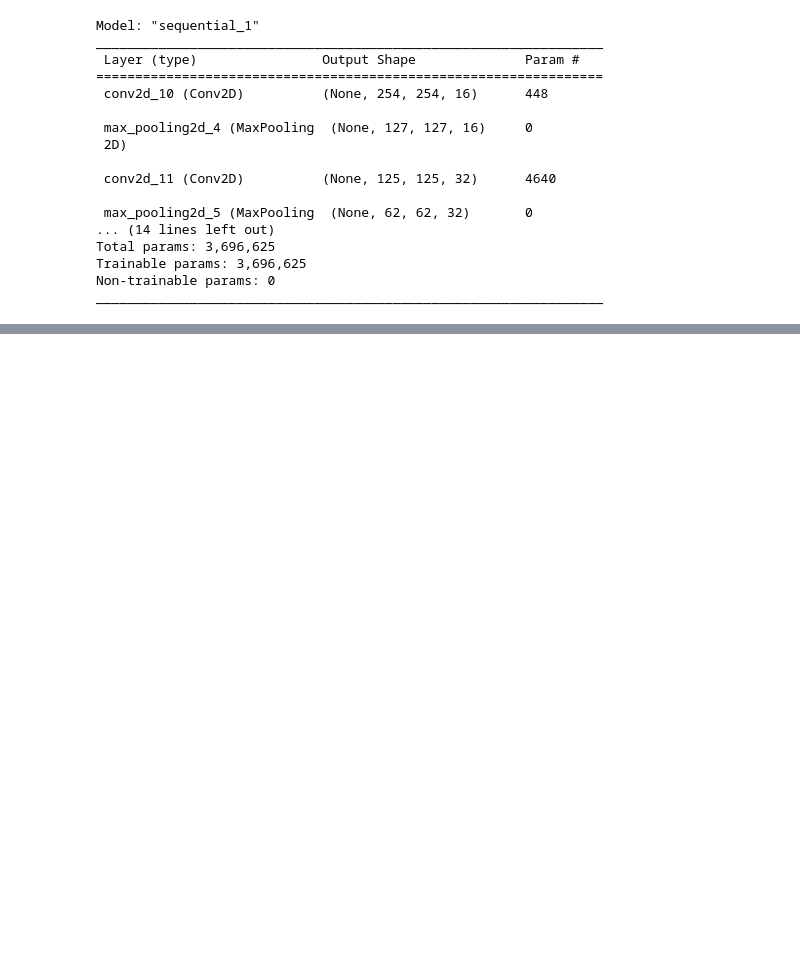
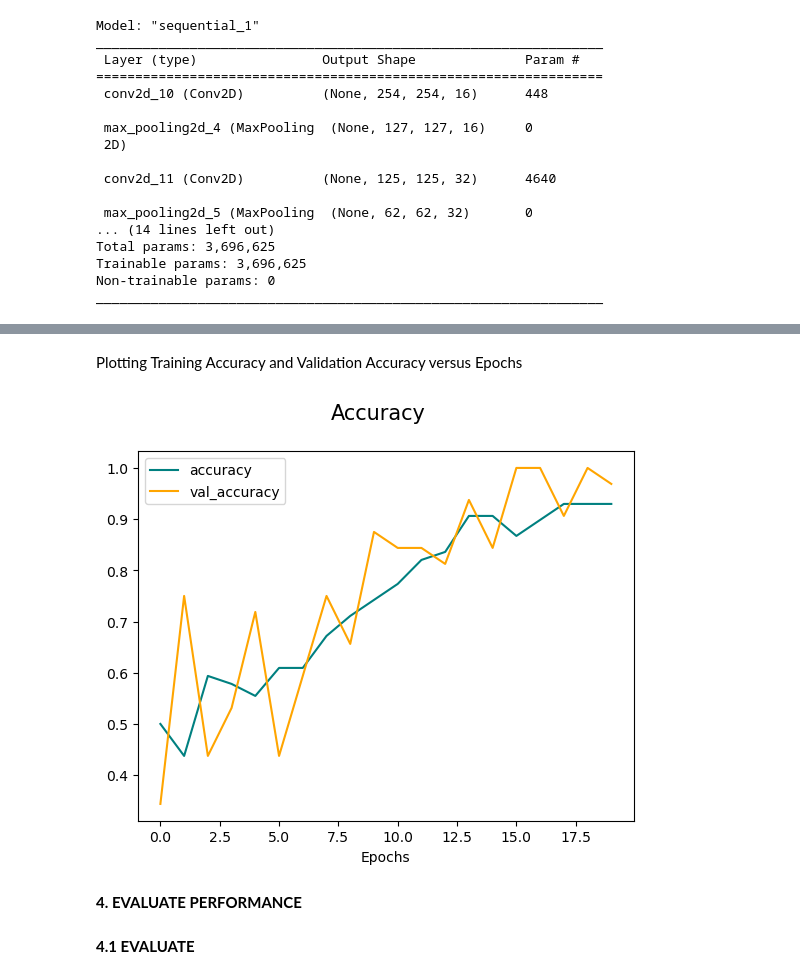
Before and after one commit to ramonshri02/cnnImageClassifier, a Jupyter notebook: Code.ipynb, the cells around one changed output, grey strips where cells are left out. Cells and saved outputs as stored; diff of their text form; code cells hidden in the pictures; blank space fills up the shorter version.

```diff
--- a/Code.ipynb
+++ b/Code.ipynb
@@ -147,0 +188,16 @@ _________________________________________________________________
+# %% [markdown]
+Plotting Training Accuracy and Validation Accuracy versus Epochs
+# %%
+fig = plt.figure()
+plt.plot(hist.history['accuracy'], color = 'teal', label = 'accuracy')
+plt.plot(hist.history['val_accuracy'], color = 'orange', label = 'val_accuracy')
+fig.suptitle('Accuracy', fontsize = 15)
+plt.xlabel('Epochs')
+plt.legend()
+plt.show()
+# %% [output]
+[figure, added]
+# %% [markdown]
+**4. EVALUATE PERFORMANCE**
+# %% [markdown]
+**4.1 EVALUATE**
```
Also changed, not shown: parts of 20 cells of this notebook, 11 other files.
